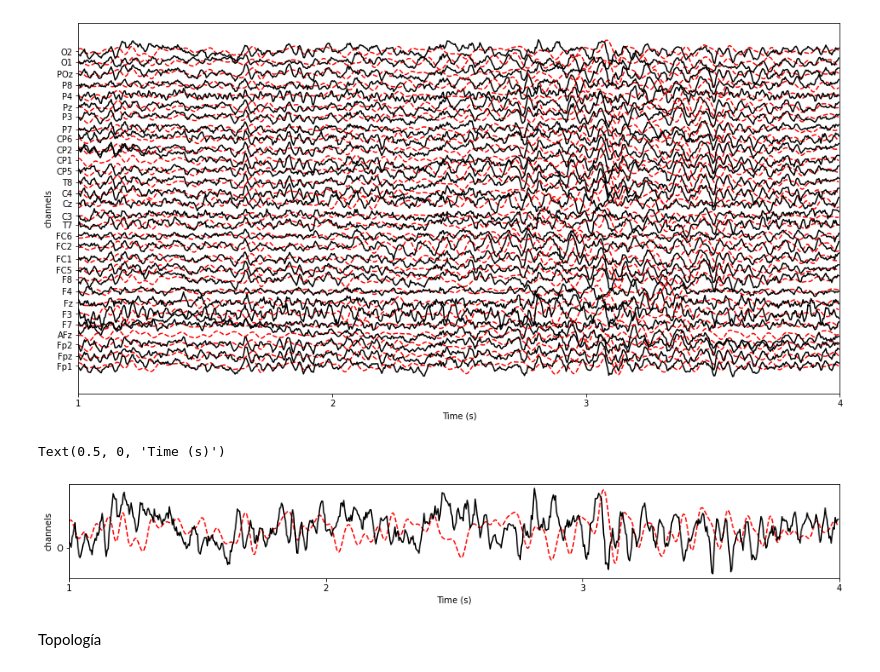
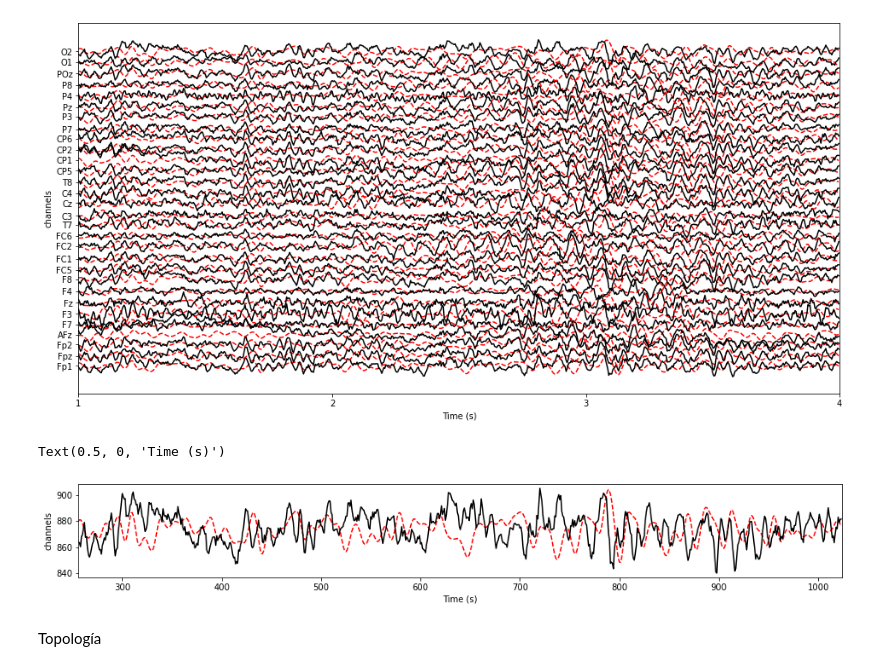
Before and after one commit to sebasped/dm_cyt_tp1, a Jupyter notebook: EEG_microstates_modif_gfp_y_picos.ipynb, the cells around one changed output. Cells and saved outputs as stored; diff of their text form; code cells hidden in the pictures.

Commit message:
mini comprobación de que anda en el jupyter-notebook. Solamente tuve que comentar los algunos xticks e yticks

```diff
--- a/EEG_microstates_modif_gfp_y_picos.ipynb
+++ b/EEG_microstates_modif_gfp_y_picos.ipynb
@@ -41,8 +32,8 @@ Successfully installed mne-0.23.3
 # %% [markdown]
 El registro de EEG de 30 canales viene en formato txt. La frecuencia de muestreo es de 256 Hz.
 # %%
-filename = '/content/drive/MyDrive/crudos/suj_12_bl_1_crudos.txt'
-# filename = './suj_12_bl_1_crudos.txt'
+# filename = '/content/drive/MyDrive/crudos/suj_12_bl_1_crudos.txt'
+filename = '/home/sebas/dataScience/maestriaDC/2021/DM_en_CyT_2021cuat2/24ago_introTP1_clustering_neurociencia/datos/crudos/suj_12_bl_1_crudos.txt'
 
 datos = pd.read_csv(filename, sep=',', header=None)
 EEGdata = datos.to_numpy()
@@ -162,17 +153,17 @@ plt.show()
 # %%
 fig,ax=plt.subplots(ncols=1,figsize=(16,2))
 ax.plot(np.arange(inicio*srate,fin*srate),vmedio*np.ones_like(temp)+temp,'--r')
 ax.plot(np.arange(inicio*srate,fin*srate),vmedio*np.ones_like(temp2)+temp2,'k')
 ax.set_xlim([inicio*srate,fin*srate])
-ax.set_xticks(xticks)
-ax.set_xticklabels(np.arange(inicio,fin+1))
-ax.set_yticks([860])
-ax.set_yticklabels(mont1020_30.ch_names[c-1])
+# ax.set_xticks(xticks)
+# ax.set_xticklabels(np.arange(inicio,fin+1))
+# ax.set_yticks([860])
+# ax.set_yticklabels(mont1020_30.ch_names[c-1])
 ax.set_ylabel('channels')
 ax.set_xlabel('Time (s)')
 # %% [output]
 Text(0.5, 0, 'Time (s)')
-[figure, old version]
+[figure, new version]
 # %% [markdown]
 Topología
 # %%
```
Also changed, not shown: parts of 2 cells of this notebook.
